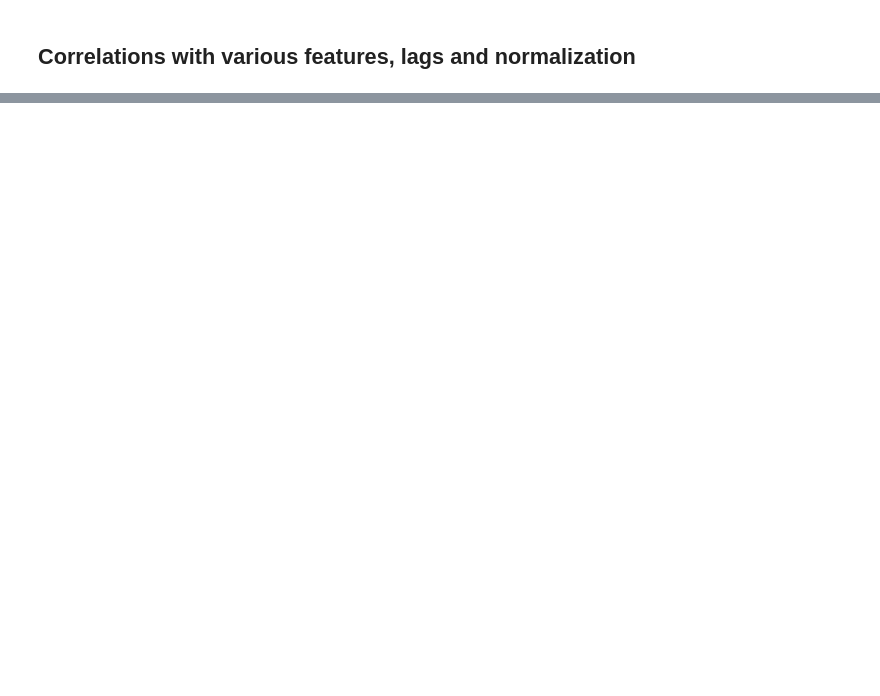
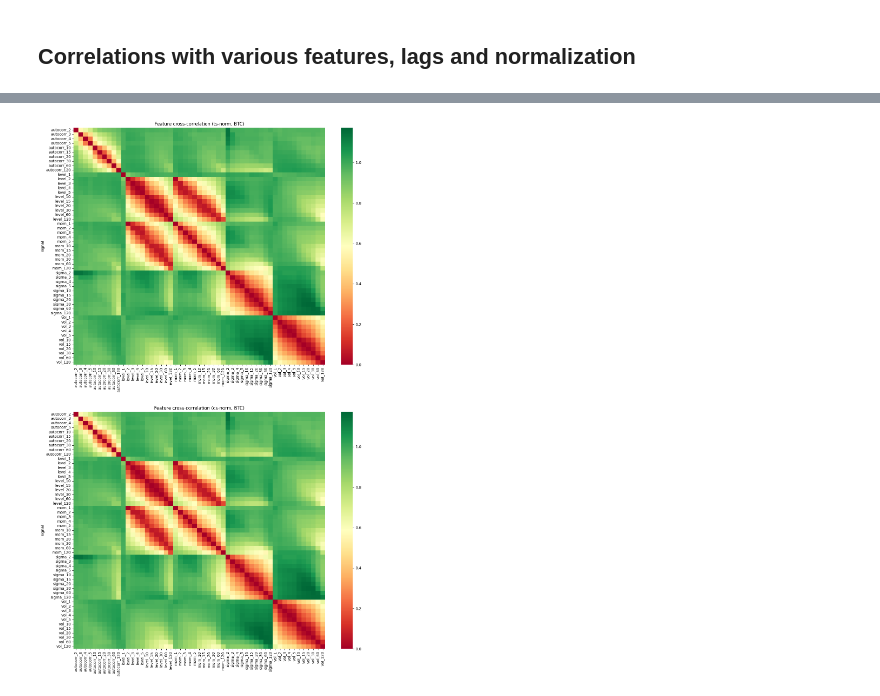
Before and after one commit to flanfly/studies, a Jupyter notebook: duckdb.ipynb, the cells around one changed output, grey strips where cells are left out. Saved outputs shown, nothing was run; the diff lists cells and outputs as text; code cells hidden in the pictures; blank space fills up the shorter version.

```diff
--- a/duckdb.ipynb
+++ b/duckdb.ipynb
@@ -255,2 +237,42 @@ plt.show()
+# %%
+from natsort import natsorted
+
+import seaborn as sns
+import numpy as np
+import matplotlib.pyplot as plt
+
+fig, axs = plt.subplots(2, 1, figsize=(15, 25))
+
+for [ax, norm] in zip(axs,['ts','cs']):
+    df = con.sql(f'''
+        with narrow as (
+            unpivot {norm}_features
+                on mom, autocorr, sigma, level, vol, ret
+                into
+                    name feature value value
+        ), features as (
+            select
+                ts, value, feature || '_' || lag as feature
+            from narrow
+            where value is not null
+              and symbol = 'btc'
+        )
+        pivot features
+            on feature
+            using first(value)
+            group by ts
+            order by ts
+    ''').pl()
+
+    df = df.drop_nans().drop_nulls().select(natsorted(df.columns)).corr().to_pandas()
+    xc['signal'] = xc.columns.to_list()
+    xc.set_index('signal', inplace=True)
+
+    sns.heatmap(1-xc,cmap='RdYlGn',ax=ax)
+    ax.set_title(f'Feature cross-correlation ({norm}-norm, BTC)')
+
+plt.show()
+# %% [output]
+[figure, added]
 # %%
 from scipy import stats
```
Also changed, not shown: parts of 7 cells of this notebook, 4 other files.
